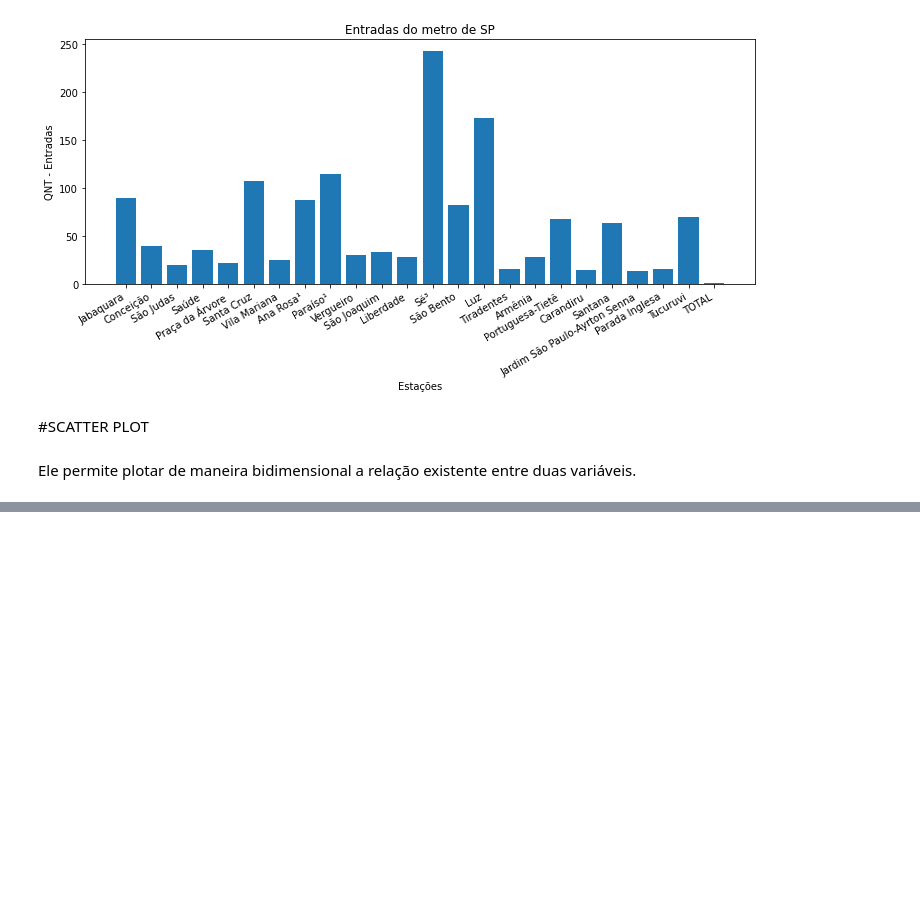
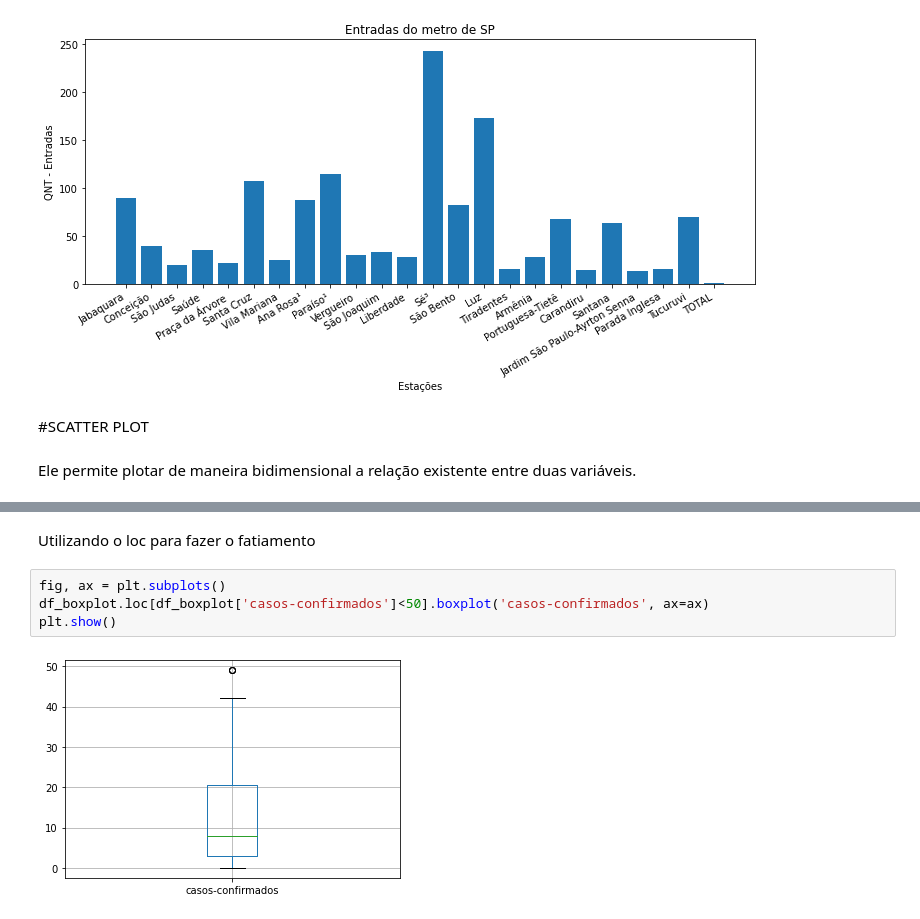
Before and after one commit to jonhsel/Data-Science, a Jupyter notebook: Matplotlib.ipynb, the cells around one changed output, grey strips where cells are left out. Drawn from its saved outputs; the diff is of its cells as text; blank space fills up the shorter version.

```diff
--- a/Matplotlib.ipynb
+++ b/Matplotlib.ipynb
@@ -379,0 +464,8 @@ Ele permite plotar de maneira bidimensional a relação existente entre duas var
+# %% [markdown]
+Utilizando o loc para fazer o fatiamento
+# %%
+fig, ax = plt.subplots()
+df_boxplot.loc[df_boxplot['casos-confirmados']<50].boxplot('casos-confirmados', ax=ax)
+plt.show()
+# %% [output]
+[figure, added]
```
Also changed, not shown: parts of 45 cells of this notebook.
